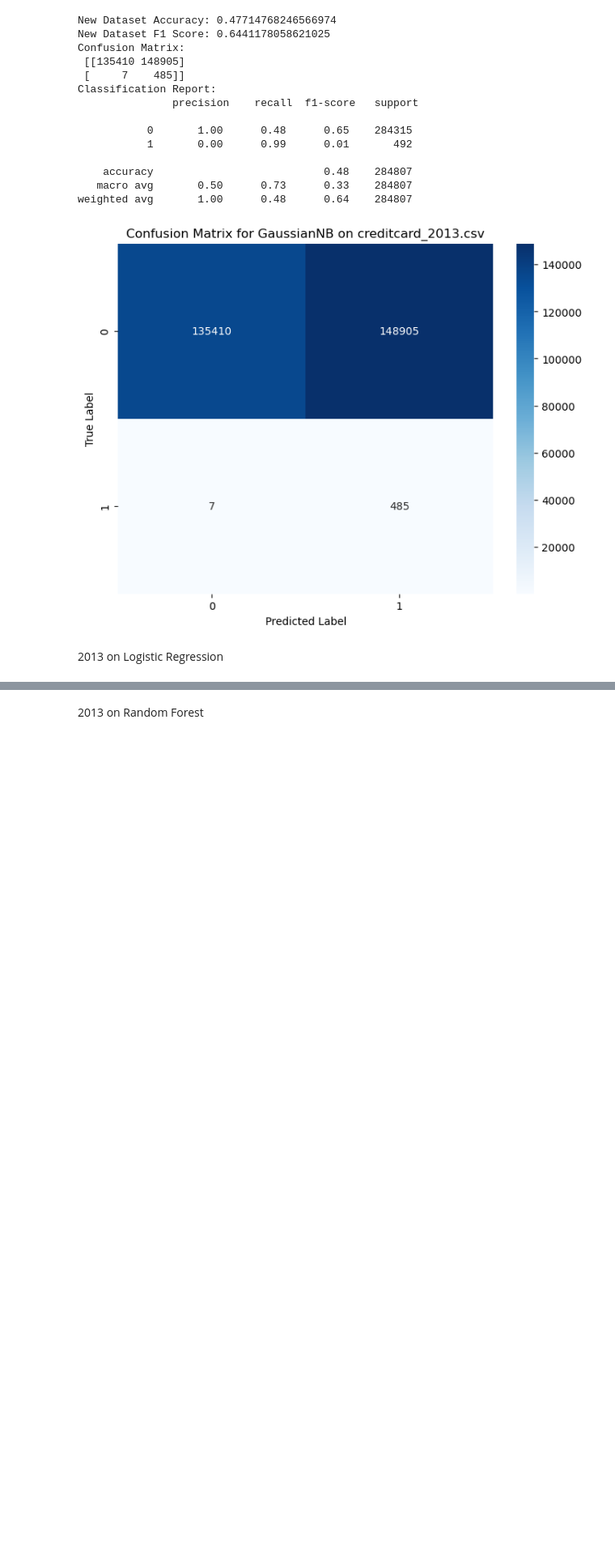
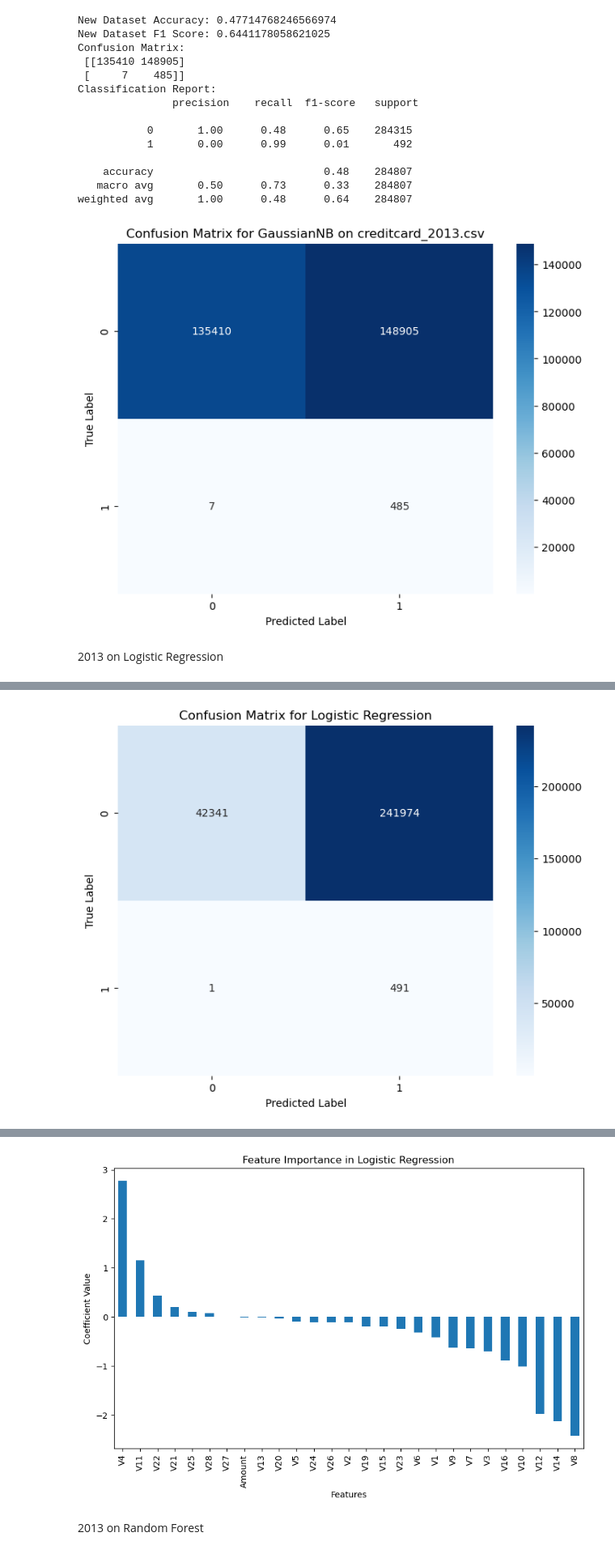
Before and after one commit to ewf40054/Binary-Classification-Project, a Jupyter notebook: Notebook.ipynb, the cells around one changed output, grey strips where cells are left out. Shown at 81% size. Drawn from its saved outputs; the diff is of its cells as text; code cells hidden in the pictures; blank space fills up the shorter version.

```diff
--- a/Notebook.ipynb
+++ b/Notebook.ipynb
@@ -815,6 +817,9 @@ Name: count, dtype: int64
 # %% [markdown]
 Try 2013 on Decision Tree
 # %%
+# Save original feature names before scaling
+feature_names = df_reduced.drop('Class', axis=1).columns
+
 # Assuming 'Class' is the target column, drop it to get features
 if 'Class' in df_2013.columns:
     X_new = df_2013.drop('Class', axis=1)
@@ -823,7 +828,7 @@ else:
     X_new = df_2013
 
 # Check for feature mismatches
-train_features = set(X_train.columns)
+train_features = set(feature_names)
 new_features = set(X_new.columns)
 
 missing_features = train_features - new_features
@@ -836,10 +841,13 @@ print("Extra Features:", extra_features)
 for feature in missing_features:
     X_new[feature] = 0
 
-X_new = X_new[X_train.columns]  # Ensure correct column order
+X_new = X_new[feature_names]  # Ensure correct column order
+
+# Scale the new data using the previously fitted scaler
+X_new_scaled = scaler.transform(X_new)
 
 # Predict with the trained model
-y_new_pred = best_d_tree.predict(X_new)
+y_new_pred = best_d_tree.predict(X_new_scaled)
 
 # If true labels are available, evaluate performance
 if 'Class' in df_2013.columns:
@@ -972,39 +980,50 @@ weighted avg       1.00      0.48      0.64    284807
 # %% [markdown]
 2013 on Logistic Regression
 # %%
-# Standardize the new dataset
-X_new_scaled = scaler.fit_transform(X_new)  # Use the scaler fitted on training data
 
+# Split data into features (X) and target (y)
+y_new_true = df_2013['Class']
 
+# Normalize the data using the scaler fitted during training
+X_new_scaled = scaler.transform(X_new)
 
-# Predict with the trained Logistic Regression model
+# Make predictions on the new data
 y_new_pred = clf.predict(X_new_scaled)
 
-# Evaluate the predictions if true labels are available
-if 'Class' in df_2013.columns:
-    from sklearn.metrics import accuracy_score, f1_score, confusion_matrix, classification_report
+# Evaluate the model using accuracy and F1 measures
+from sklearn.metrics import accuracy_score, f1_score, classification_report, confusion_matrix
 
-    # Calculate accuracy and F1 score
-    new_accuracy = accuracy_score(y_new_true, y_new_pred)
-    new_f1 = f1_score(y_new_true, y_new_pred, average='weighted')
-    print("New Dataset Accuracy:", new_accuracy)
-    print("New Dataset F1 Score:", new_f1)
+accuracy = accuracy_score(y_new_true, y_new_pred)
+f1 = f1_score(y_new_true, y_new_pred, average='weighted')
 
-    # Confusion Matrix
-    conf_matrix_new = confusion_matrix(y_new_true, y_new_pred)
-    print("Confusion Matrix:\n", conf_matrix_new)
+print("Accuracy:", accuracy)
+print("F1 Score:", f1)
 
-    # Classification Report
-    print("Classification Report:\n", classification_report(y_new_true, y_new_pred))
+# Classification Report
+print("Classification Report:\n", classification_report(y_new_true, y_new_pred))
 
-    # Plot Confusion Matrix
-    plt.figure(figsize=(8, 6))
-    sns.heatmap(conf_matrix_new, annot=True, fmt="d", cmap="Blues",
-                xticklabels=np.unique(y), yticklabels=np.unique(y))
-    plt.xlabel("Predicted Label")
-    plt.ylabel("True Label")
-    plt.title("Confusion Matrix for Logistic Regression on creditcard_2013.csv")
-    plt.show()
-else:
-    print("Predictions completed. No true labels available for evaluation.")
+# Confusion Matrix
+conf_matrix = confusion_matrix(y_new_true, y_new_pred)
+print("Confusion Matrix:\n", conf_matrix)
+
+# Plot Confusion Matrix
+plt.figure(figsize=(8, 6))
+sns.heatmap(conf_matrix, annot=True, fmt="d", cmap="Blues",
+            xticklabels=clf.classes_, yticklabels=clf.classes_)
+plt.xlabel("Predicted Label")
+plt.ylabel("True Label")
+plt.title("Confusion Matrix for Logistic Regression")
+plt.show()
+
+# Feature Importance
+feature_importance = pd.Series(clf.coef_[0], index=X_new.columns).sort_values(ascending=False)
+print("Feature Importance:\n", feature_importance)
+
+# Plot Feature Importance
+plt.figure(figsize=(10, 6))
+feature_importance.plot(kind='bar')
+plt.title("Feature Importance in Logistic Regression")
+plt.xlabel("Features")
+plt.ylabel("Coefficient Value")
+plt.show()
 # %% [output]
@@ -1011,0 +1045 @@ NotFittedError: This DecisionTreeClassifier instance is not fitted yet. Call 'fi
+[figure, added]
@@ -1012,3 +1063,4 @@ NotFittedError: This DecisionTreeClassifier instance is not fitted yet. Call 'fi
+[figure, added]
 # %% [markdown]
 2013 on Random Forest
 # %%
```
Also changed, not shown: parts of 7 cells of this notebook.
